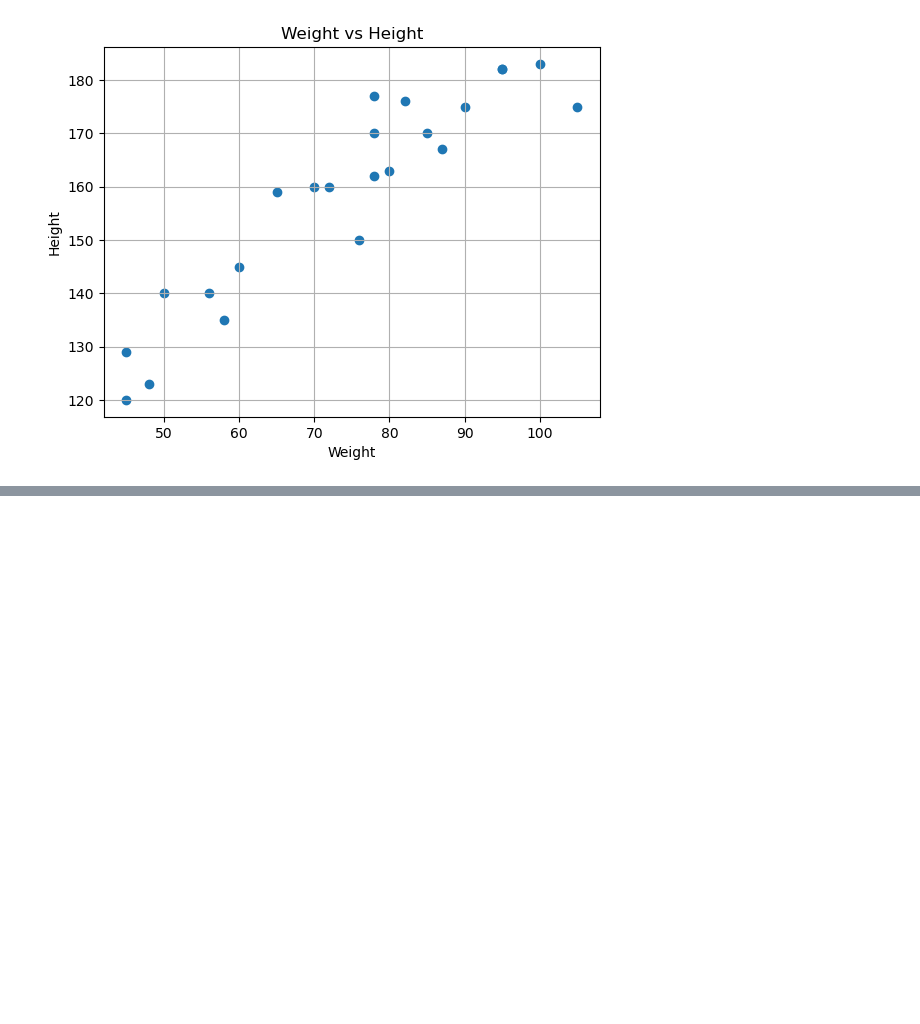
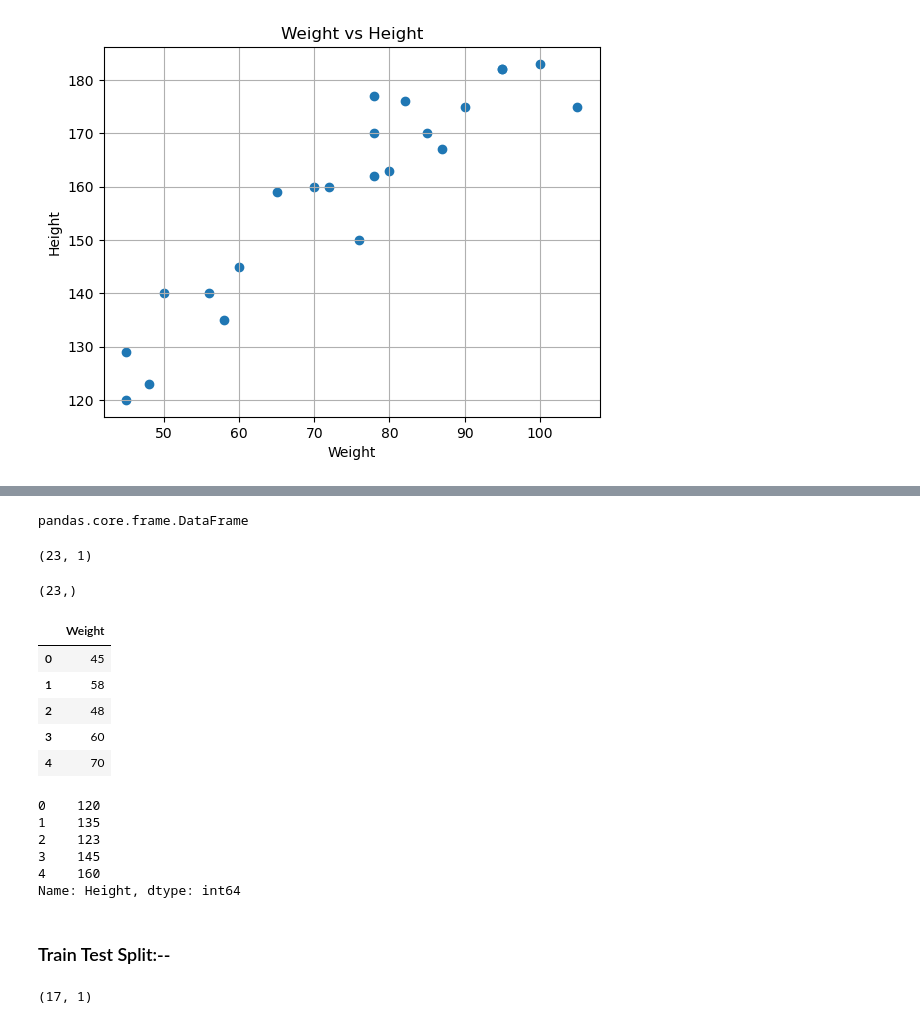
Before and after one commit to ganeshbgunjal/Machine-Learning, a Jupyter notebook: 1 Linear Regression/1 Linear Regression practical implementation.ipynb, the cells around one changed output, grey strips where cells are left out. Cells and saved outputs as stored; diff of their text form; code cells hidden in the pictures; blank space fills up the shorter version.

```diff
--- a/1 Linear Regression/1 Linear Regression practical implementation.ipynb
+++ b/1 Linear Regression/1 Linear Regression practical implementation.ipynb
@@ -67,0 +116,35 @@ plt.show()
+# %%
+type(X)
+# %% [output]
+pandas.core.frame.DataFrame
+# %%
+np.array(X).shape    #it will show 2D array as follows.
+# %% [output]
+(23, 1)
+# %%
+X=df['Weight']
+np.array(X).shape    #it will show 1D array as follows.
+# %% [output]
+(23,)
+# %%
+X = df[['Weight']]   #independent feature always in 2D. use double [[]] like this.
+y = df['Height']    #dependent feature could be 2D. but keep in 1D.
+X.head()
+# %% [output]
+|  | Weight |
+| 0 | 45 |
+| 1 | 58 |
+| 2 | 48 |
+| 3 | 60 |
+| 4 | 70 |
+# %%
+y.head()
+# %% [output]
+0    120
+1    135
+2    123
+3    145
+4    160
+Name: Height, dtype: int64
+# %% [markdown]
+### Train Test Split:--
@@ -67,0 +155,4 @@ plt.show()
+# %%
+X_train.shape   #this should be 2D
+# %% [output]
+(17, 1)
```
Also changed, not shown: parts of 18 cells of this notebook.
